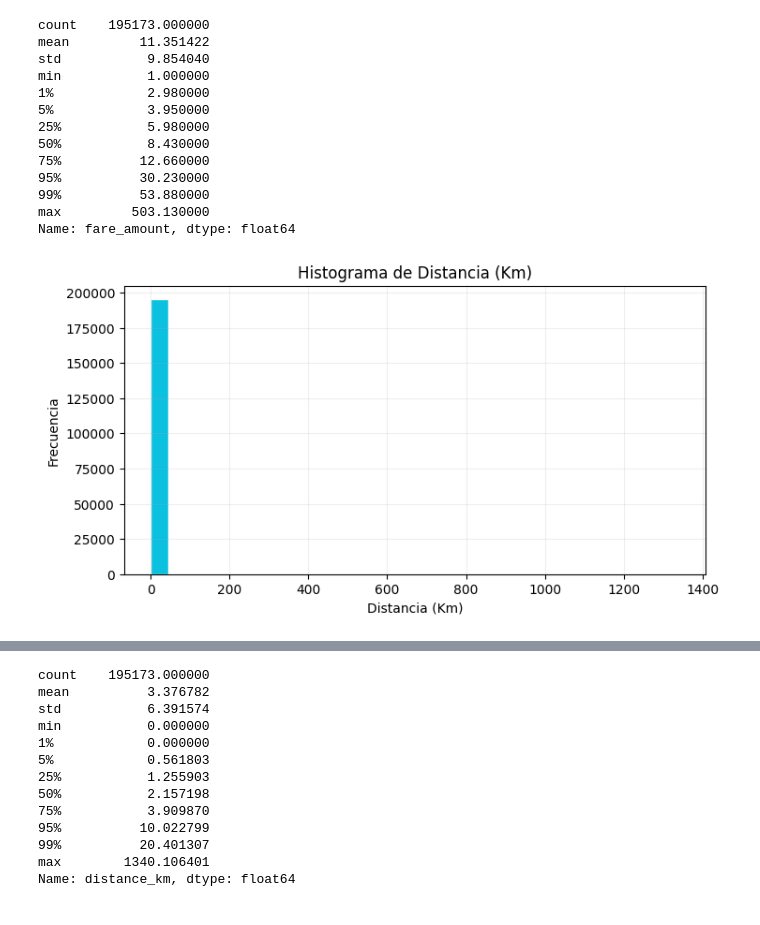
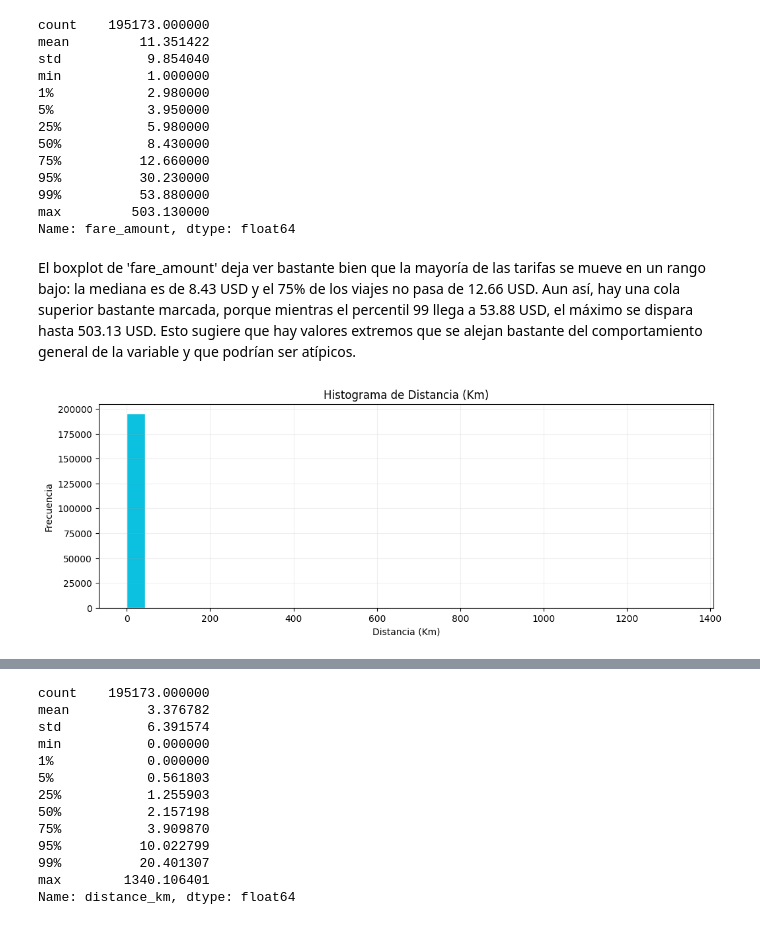
Before and after one commit to SebMun33/AA1-TUIA-2026C1-Onyskiw-Mu-oz, a Jupyter notebook: analisis_descriptivo.ipynb, the cells around one changed output, grey strips where cells are left out. Saved outputs shown, nothing was run; the diff lists cells and outputs as text; code cells hidden in the pictures.

```diff
--- a/analisis_descriptivo.ipynb
+++ b/analisis_descriptivo.ipynb
@@ -378,13 +408,15 @@ min           1.000000
 99%          53.880000
 max         503.130000
 Name: fare_amount, dtype: float64
+# %% [markdown]
+El boxplot de 'fare_amount' deja ver bastante bien que la mayoría de las tarifas se mueve en un rango bajo: la mediana es de 8.43 USD y el 75% de los viajes no pasa de 12.66 USD. Aun así, hay una cola superior bastante marcada, porque mientras el percentil 99 llega a 53.88 USD, el máximo se dispara hasta 503.13 USD. Esto sugiere que hay valores extremos que se alejan bastante del comportamiento general de la variable y que podrían ser atípicos.
 # %%
-plt.figure(figsize=(8, 4))
+plt.figure(figsize=(12, 4))
 data["distance_km"].hist(bins=30, color="#0cc0df", edgecolor="#FFFFFF")
 plt.grid(True, alpha=0.2)
 plt.title("Histograma de Distancia (Km)")
 plt.xlabel("Distancia (Km)")
 plt.ylabel("Frecuencia")
 plt.show()
 # %% [output]
-[figure, old version]
+[figure, new version]
```
Also changed, not shown: parts of 48 cells of this notebook.
